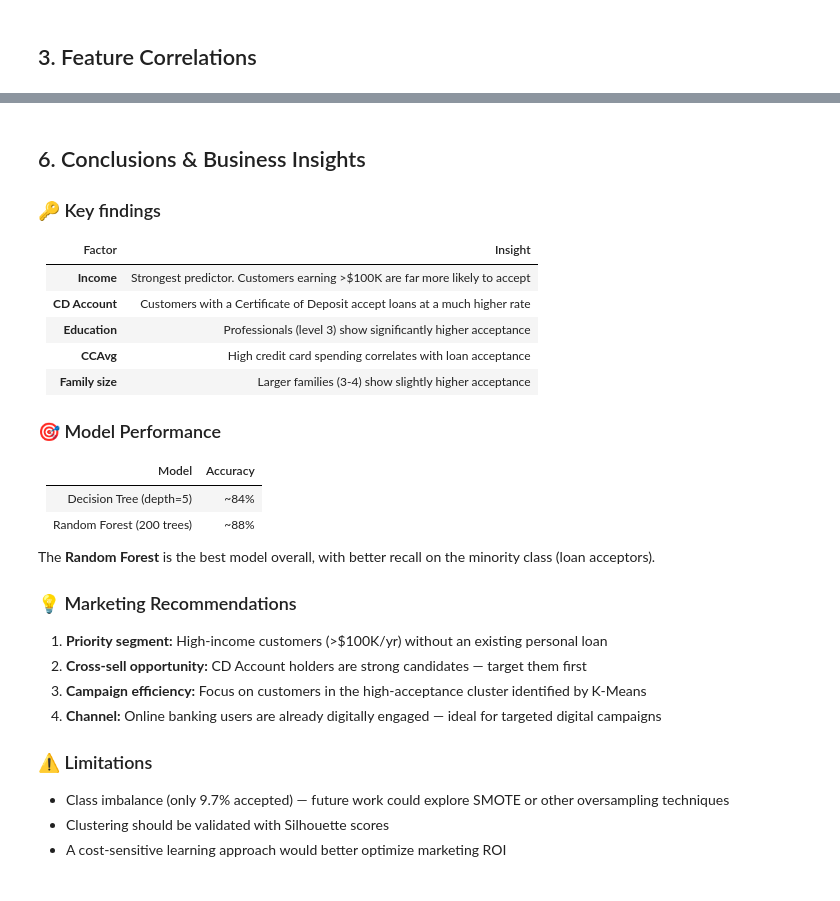
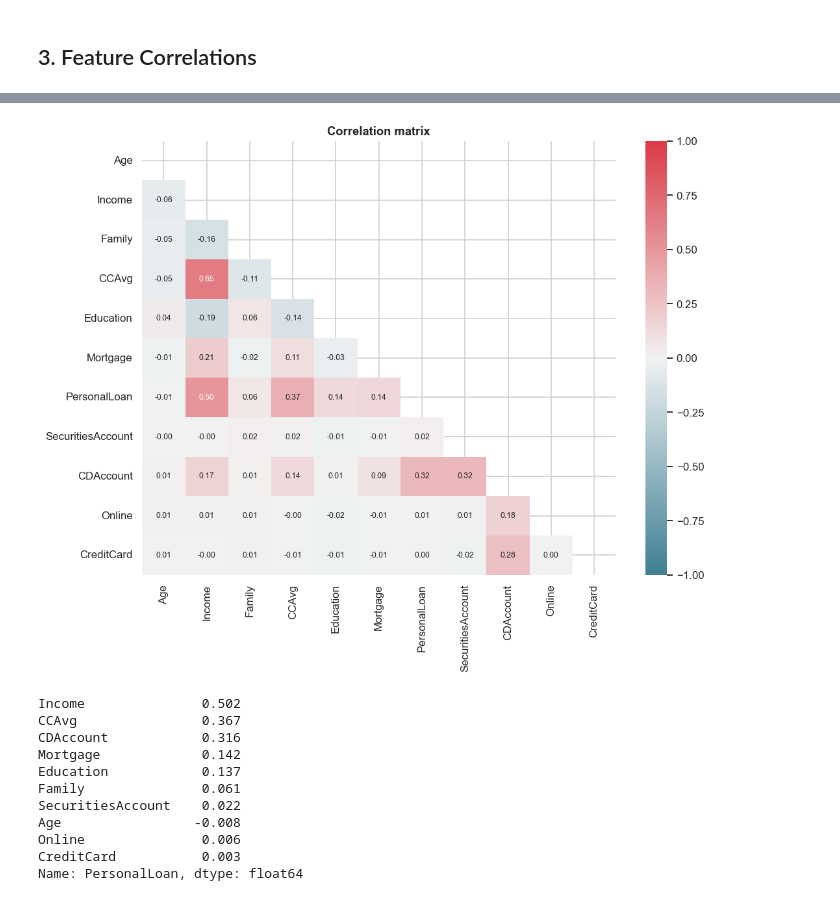
Before and after one commit to islamiabs/personal-loan-prediction, a Jupyter notebook: notebook.ipynb, the cells around one changed output, grey strips where cells are left out. Saved outputs shown, nothing was run; the diff lists cells and outputs as text; code cells hidden in the pictures.

```diff
--- a/notebook.ipynb
+++ b/notebook.ipynb
@@ -51,11 +63,0 @@ print(df.dtypes)
-# %%
-# Drop ID (non-informative identifier)
-df.drop(columns=['ID', 'ZIP Code'], inplace=True)
-
-# Remove the 52 rows with negative Experience (data entry errors)
-negative_exp = (df['Experience'] < 0).sum()
-print(f"Rows with negative Experience removed: {negative_exp}")
-df = df[df['Experience'] >= 0].reset_index(drop=True)
-
-print(f"Final dataset shape: {df.shape}")
-df.describe().round(2)
@@ -333,33 +154,21 @@ plt.show()
-# %% [markdown]
-## 6. Conclusions & Business Insights
-
-### 🔑 Key findings
-
-| Factor | Insight |
-|--------|---------|
-| **Income** | Strongest predictor. Customers earning >$100K are far more likely to accept |
-| **CD Account** | Customers with a Certificate of Deposit accept loans at a much higher rate |
-| **Education** | Professionals (level 3) show significantly higher acceptance |
-| **CCAvg** | High credit card spending correlates with loan acceptance |
-| **Family size** | Larger families (3-4) show slightly higher acceptance |
-
-### 🎯 Model Performance
-
-| Model | Accuracy |
-|-------|----------|
-| Decision Tree (depth=5) | ~84% |
-| Random Forest (200 trees) | ~88% |
-
-The **Random Forest** is the best model overall, with better recall on the minority class (loan acceptors).
-
-### 💡 Marketing Recommendations
-
-1. **Priority segment:** High-income customers (>$100K/yr) without an existing personal loan
-2. **Cross-sell opportunity:** CD Account holders are strong candidates — target them first
-3. **Campaign efficiency:** Focus on customers in the high-acceptance cluster identified by K-Means
-4. **Channel:** Online banking users are already digitally engaged — ideal for targeted digital campaigns
-
-### ⚠️ Limitations
-- Class imbalance (only 9.7% accepted) — future work could explore SMOTE or other oversampling techniques
-- Clustering should be validated with Silhouette scores
-- A cost-sensitive learning approach would better optimize marketing ROI
+# %%
+corr = df.corr()
+fig, ax = plt.subplots(figsize=(10, 8))
+sns.heatmap(corr, mask=np.triu(np.ones_like(corr, dtype=bool)), cmap=sns.diverging_palette(220, 10, as_cmap=True),
+            annot=True, fmt='.2f', vmin=-1, vmax=1, ax=ax, annot_kws={'size': 8})
+ax.set_title('Correlation matrix', fontweight='bold')
+plt.tight_layout(); plt.show()
+print(corr[TARGET].drop(TARGET).sort_values(key=abs, ascending=False).round(3))
+# %% [output]
+[figure, added]
+Income               0.502
+CCAvg                0.367
+CDAccount            0.316
+Mortgage             0.142
+Education            0.137
+Family               0.061
+SecuritiesAccount    0.022
+Age                 -0.008
+Online               0.006
+CreditCard           0.003
+Name: PersonalLoan, dtype: float64
```
Also changed, not shown: parts of 55 cells of this notebook, 3 other files.
